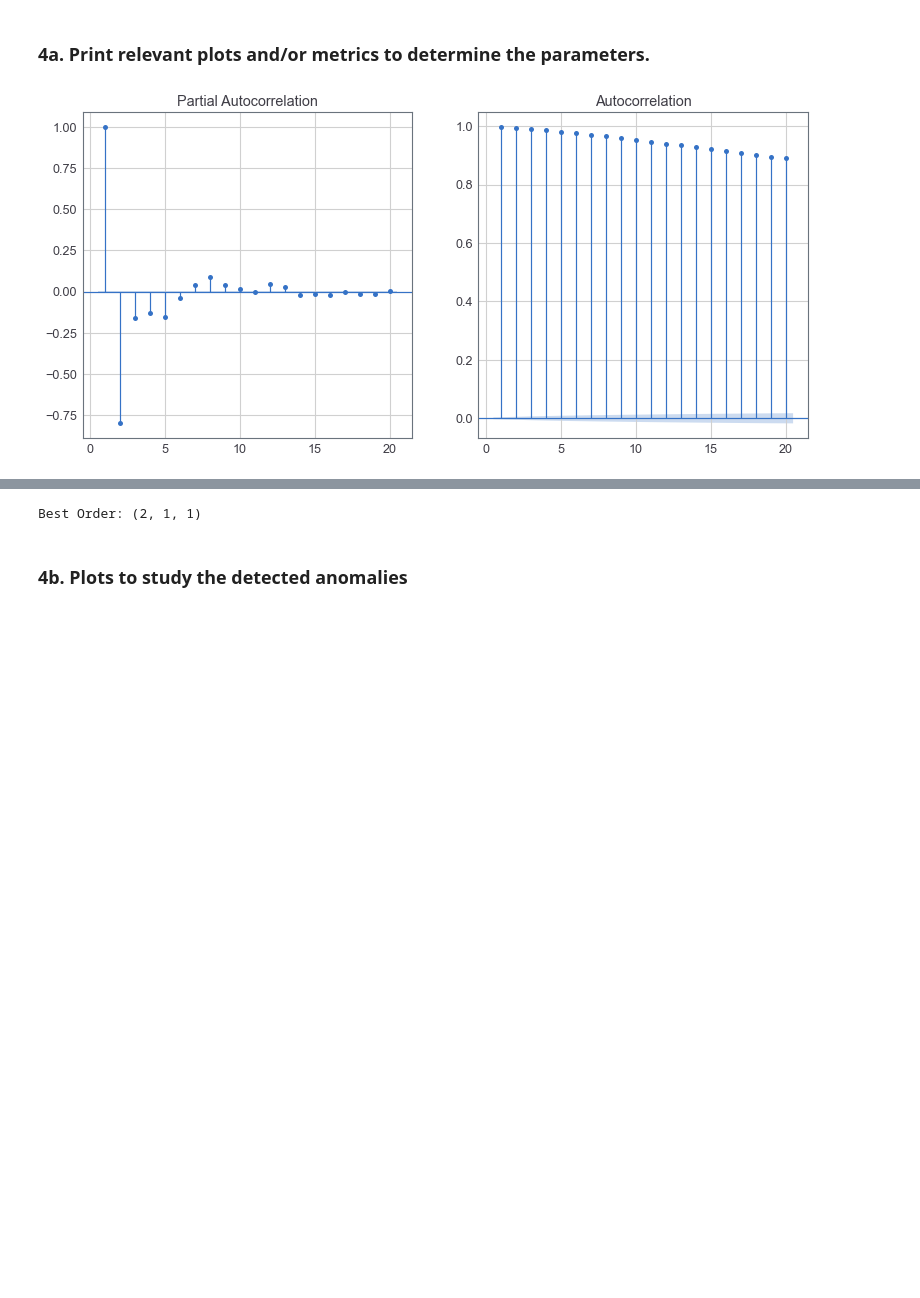
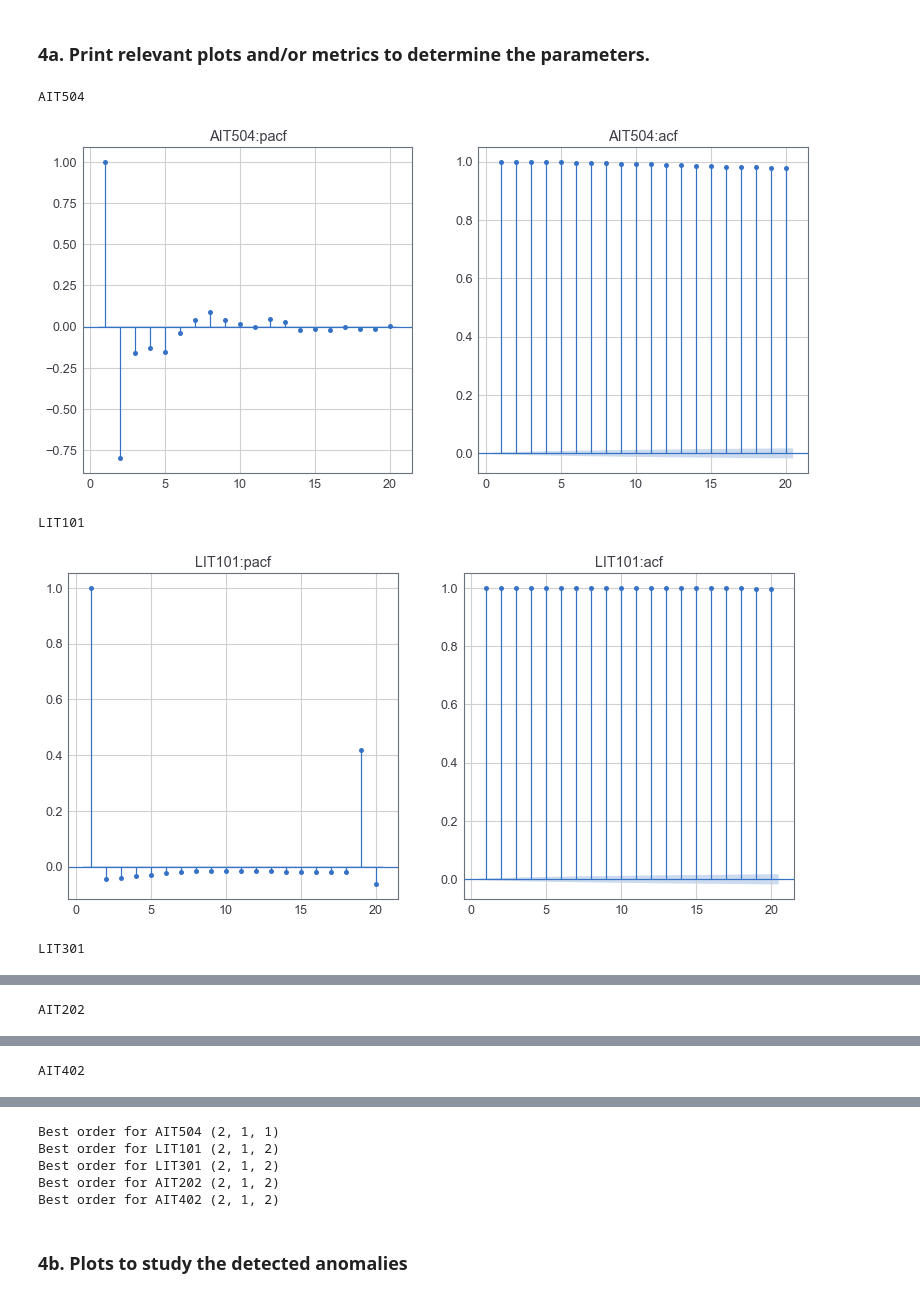
Before and after one commit to Timo9Madrid7/CS4035CyberDataAnalytics, a Jupyter notebook: assignment2/lab2Ming.ipynb, the cells around one changed output, grey strips where cells are left out. Cells and saved outputs as stored; diff of their text form; code cells hidden in the pictures; blank space fills up the shorter version.

```diff
--- a/assignment2/lab2Ming.ipynb
+++ b/assignment2/lab2Ming.ipynb
@@ -305,16 +340,24 @@ f = sns.heatmap(cm, annot=True)
 # %% [markdown]
 ## 4. ARMA task – 1/2 A4 - Individual
 # %%
-train_X = training_signals['AIT504'].copy()
+ARMA_SIGNALS = ['AIT504', 'LIT101', 'LIT301', 'AIT202', 'AIT402']
+
+train_X = training_signals[ARMA_SIGNALS].copy()
 train_y = training_label.copy()
-test_X = testing_signals['AIT504'].copy()
+test_X = testing_signals[ARMA_SIGNALS].copy()
 test_y = testing_label.copy()
 # %% [markdown]
 ### 4a. Print relevant plots and/or metrics to determine the parameters.
 # %%
-_, (ax1, ax2) = plt.subplots(1, 2, figsize=(13, 6))
-plot_acf(test_X, lags=20, zero=False, ax=ax2)
-plot_pacf(train_X, lags=20, zero=False, ax=ax1)
-plt.show()
+for signal in ARMA_SIGNALS:
+    print(signal)
+    _, (ax1, ax2) = plt.subplots(1, 2, figsize=(13, 6))
+    plot_acf(train_X[signal], lags=20, zero=False, ax=ax2, title=signal+":acf")
+    plot_pacf(train_X[signal], lags=20, zero=False, ax=ax1, title=signal+":pacf")
+    plt.show()
 # %% [output]
+AIT504
-[figure, old version]
+[figure, new version]
+LIT101
+[figure, added]
+LIT301
@@ -320,0 +365 @@ plt.show()
+AIT202
@@ -320,0 +367 @@ plt.show()
+AIT402
@@ -321,25 +369,30 @@ plt.show()
 # %%
 # select the model with lowest aic
-aic = np.inf
-order = None
-arima = None
+p_range = range(0,3)
+q_range = range(0,3)
+d_range = range(0,2)
 
-p_range = range(1,4)
-q_range = range(1,3)
-# d = 0 if (adfuller(train_X[12000:16000])[1] < 0.05) else 1
-d_range = range(0, 2)
+best_order = []
 
-for i in p_range:
-    for j in q_range:
-        for d in d_range:
-                temp_model = ARIMA(train_X[12000:16000], order=(i,d,j)).fit()
-                temp_aic = temp_model.aic
-                if temp_aic < aic:
-                    aic = temp_aic
-                    best_order = (i, d, j)
-                    arima = temp_model
-
-
-print('Best Order:', best_order)
+for signal in ARMA_SIGNALS:
+    sub_train_X = train_X[signal].copy()
+    aic = np.inf
+    order = None
+    arima = None
+    for i in p_range:
+        for j in q_range:
+            for d in d_range:
+                    temp_model = ARIMA(sub_train_X[12000:16000], order=(i,d,j)).fit()
+                    temp_aic = temp_model.aic
+                    if temp_aic < aic:
+                        aic = temp_aic
+                        order = (i, d, j)
+                        arima = temp_model
+    print('Best order for '+signal, order)
+    best_order.append(order)
 # %% [output]
-Best Order: (2, 1, 1)
+Best order for AIT504 (2, 1, 1)
+Best order for LIT101 (2, 1, 2)
+Best order for LIT301 (2, 1, 2)
+Best order for AIT202 (2, 1, 2)
+Best order for AIT402 (2, 1, 2)
```
Also changed, not shown: parts of 18 cells of this notebook.
